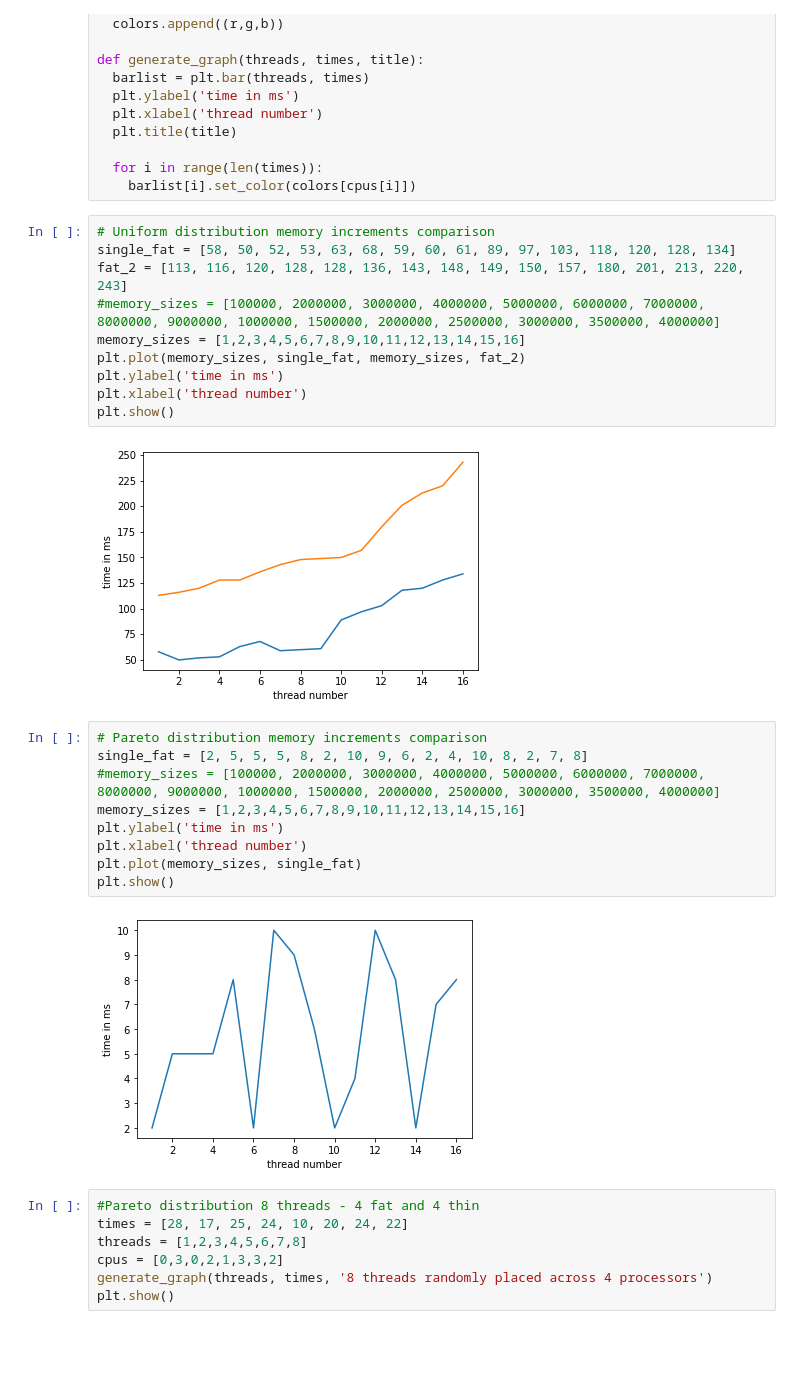
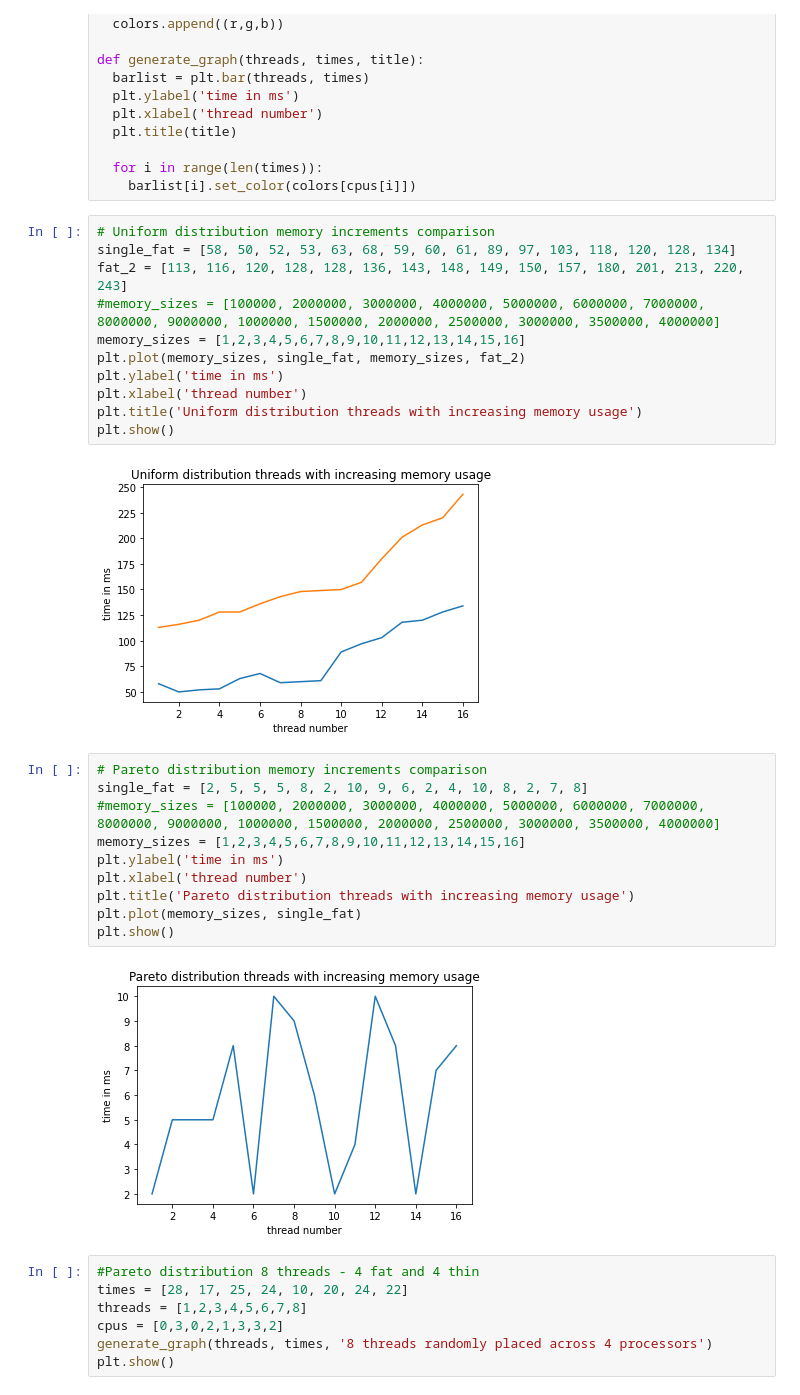
Before and after one commit to shauryapatel1995/random-threading, a Jupyter notebook: fatvsthin.ipynb, the cells around one changed output. Saved outputs shown, nothing was run; the diff lists cells and outputs as text; blank space fills up the shorter version.

```diff
--- a/fatvsthin.ipynb
+++ b/fatvsthin.ipynb
@@ -52,20 +52,22 @@ memory_sizes = [1,2,3,4,5,6,7,8,9,10,11,12,13,14,15,16]
 plt.plot(memory_sizes, single_fat, memory_sizes, fat_2)
 plt.ylabel('time in ms')
 plt.xlabel('thread number')
+plt.title('Uniform distribution threads with increasing memory usage')
 plt.show()
 # %% [output]
-[figure, old version]
+[figure, new version]
 # %%
 # Pareto distribution memory increments comparison
 single_fat = [2, 5, 5, 5, 8, 2, 10, 9, 6, 2, 4, 10, 8, 2, 7, 8]
 #memory_sizes = [100000, 2000000, 3000000, 4000000, 5000000, 6000000, 7000000, 8000000, 9000000, 1000000, 1500000, 2000000, 2500000, 3000000, 3500000, 4000000]
 memory_sizes = [1,2,3,4,5,6,7,8,9,10,11,12,13,14,15,16]
 plt.ylabel('time in ms')
 plt.xlabel('thread number')
+plt.title('Pareto distribution threads with increasing memory usage')
 plt.plot(memory_sizes, single_fat)
 plt.show()
 # %% [output]
-[figure, old version]
+[figure, new version]
 # %%
 #Pareto distribution 8 threads - 4 fat and 4 thin
 times = [28, 17, 25, 24, 10, 20, 24, 22]
```
